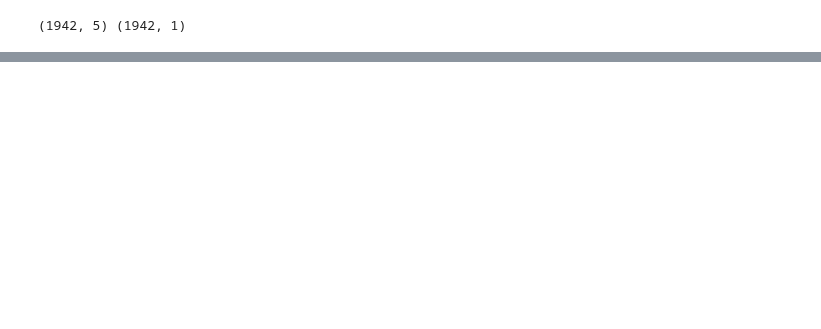
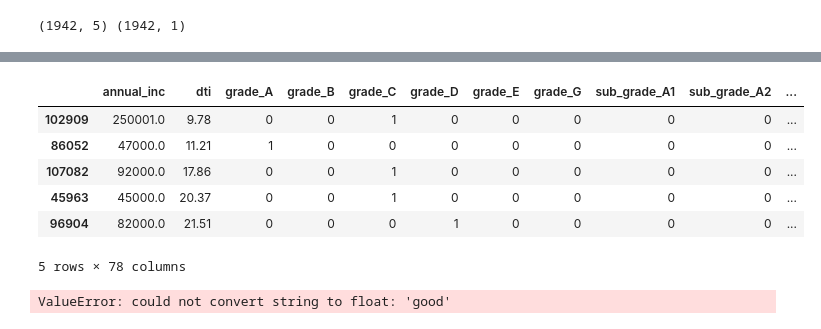
Before and after one commit to kmurakam26/Project-3, a Jupyter notebook: Lending Club.ipynb, the cells around one changed output, grey strips where cells are left out. Saved outputs shown, nothing was run; the diff lists cells and outputs as text; code cells hidden in the pictures; blank space fills up the shorter version.

```diff
--- a/Lending Club.ipynb
+++ b/Lending Club.ipynb
@@ -58,6 +88,6 @@ len(sample_df)
 # %%
 X = sample_df[["grade", "sub_grade","annual_inc", "dti", "int_rate"]]
-y = sample_df["loan_status"].values.reshape(-1,1)
+y = sample_df["loan_category"].values.reshape(-1,1)
 print(X.shape, y.shape)
 # %% [output]
 (1942, 5) (1942, 1)
@@ -87,0 +119,29 @@ pd.data_binary_encoded
+# %%
+#Scaling and normalization
+#!) Train/test/split
+from sklearn.model_selection import train_test_split
+
+X = pd.get_dummies(X)
+
+X_train, X_test, y_train, y_test = train_test_split(X, y, random_state=42)
+
+X_train.head()
+# %% [output]
+|  | annual_inc | dti | grade_A | grade_B | grade_C | grade_D | grade_E | grade_G | sub_grade_A1 | sub_grade_A2 | ... |
+| 102909 | 250001.0 | 9.78 | 0 | 0 | 1 | 0 | 0 | 0 | 0 | 0 | ... |
+| 86052 | 47000.0 | 11.21 | 1 | 0 | 0 | 0 | 0 | 0 | 0 | 0 | ... |
+| 107082 | 92000.0 | 17.86 | 0 | 0 | 1 | 0 | 0 | 0 | 0 | 0 | ... |
+| 45963 | 45000.0 | 20.37 | 0 | 0 | 1 | 0 | 0 | 0 | 0 | 0 | ... |
+| 96904 | 82000.0 | 21.51 | 0 | 0 | 0 | 1 | 0 | 0 | 0 | 0 | ... |
+5 rows × 78 columns
+# %%
+#Scale the data
+from sklearn.preprocessing import StandardScaler
+X_scaler = StandardScaler().fit(X_train)
+y_scaler = StandardScaler().fit(y_train)
+X_train_scaled = X_scaler.transform(X_train)
+X_test_scaled = X_scaler.transform(X_test)
+y_train_scaled = y_scaler.transform(y_train)
+y_test_scaled = y_scaler.transform(y_test)
+# %% [output]
+ValueError: could not convert string to float: 'good'
```
Also changed, not shown: parts of 5 cells of this notebook.
